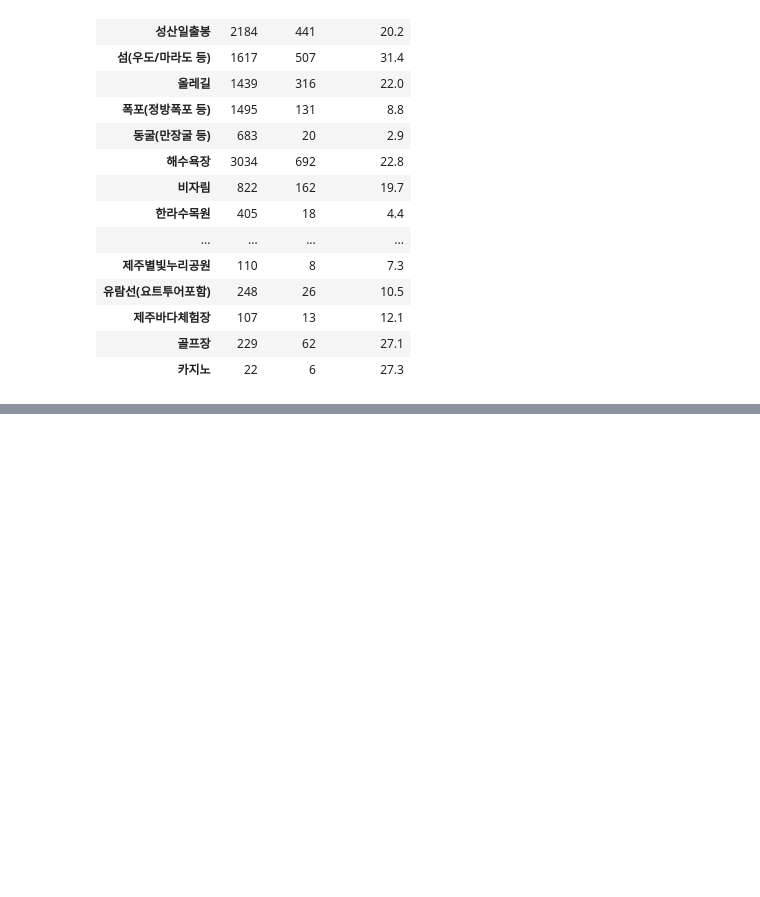
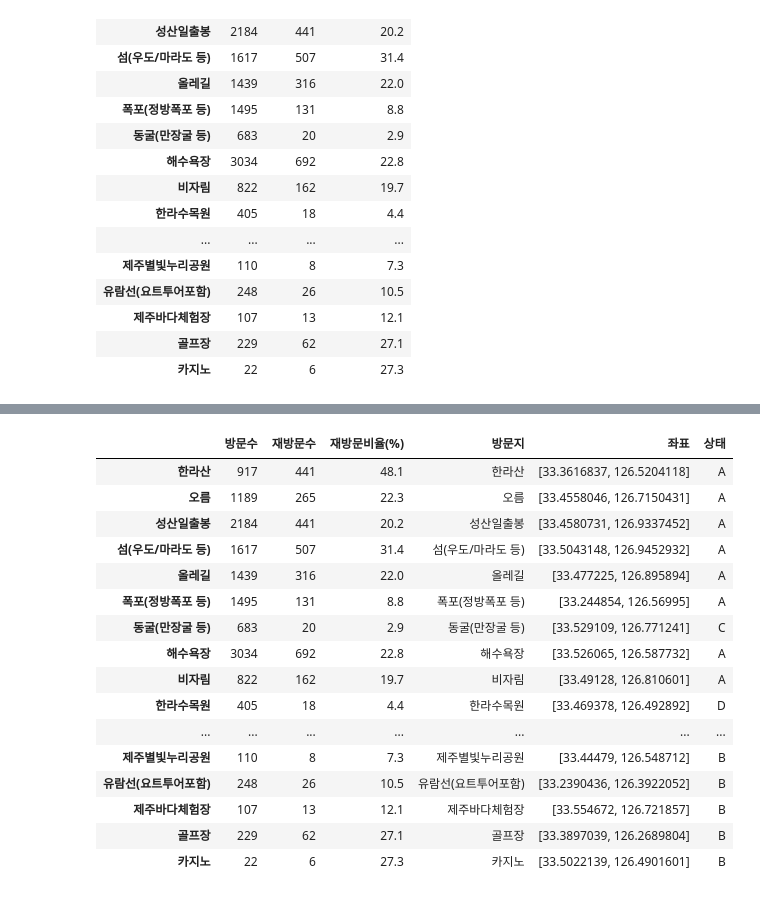
Before and after one commit to OhyunHighSchoolML/joongang, a Jupyter notebook: 제주관광지공공데이터/제주_관광지별_관광객.ipynb, the cells around one changed output, grey strips where cells are left out. Cells and saved outputs as stored; diff of their text form; code cells hidden in the pictures; blank space fills up the shorter version.

```diff
--- a/제주관광지공공데이터/제주_관광지별_관광객.ipynb
+++ b/제주관광지공공데이터/제주_관광지별_관광객.ipynb
@@ -577,0 +691,3 @@ vit
+# %%
+location=pd.read_excel('/content/제주관광지좌표.xlsx')
+location
@@ -577,0 +708,8 @@ vit
+# %%
+location.iloc[1,0].split(', ')
+loca=[]
+for i in range(1, 112, 2):
+  loca.append(location.iloc[i,0].split(', '))
+for i in range(0, 56):
+  loca[i][0]=float(loca[i][0])
+  loca[i][1]=float(loca[i][1])
@@ -577,0 +736,4 @@ vit
+# %%
+vit['좌표']=None
+vit['좌표']=loca
+vit
@@ -577,0 +793,26 @@ vit
+# %%
+vit['상태']=None
+vit.loc[(vit['방문수'] > 607.8)&(vit['재방문비율(%)'] > 5.1), '상태']='A'
+vit.loc[(vit['방문수'] <= 607.8)&(vit['재방문비율(%)'] > 5.1), '상태']='B'
+vit.loc[(vit['방문수'] > 607.8)&(vit['재방문비율(%)'] <= 5.1), '상태']='C'
+vit.loc[(vit['방문수'] <= 607.8)&(vit['재방문비율(%)'] <= 5.1), '상태']='D'
+# %%
+vit
+# %% [output]
+|  | 방문수 | 재방문수 | 재방문비율(%) | 방문지 | 좌표 | 상태 |
+| 한라산 | 917 | 441 | 48.1 | 한라산 | [33.3616837, 126.5204118] | A |
+| 오름 | 1189 | 265 | 22.3 | 오름 | [33.4558046, 126.7150431] | A |
+| 성산일출봉 | 2184 | 441 | 20.2 | 성산일출봉 | [33.4580731, 126.9337452] | A |
+| 섬(우도/마라도 등) | 1617 | 507 | 31.4 | 섬(우도/마라도 등) | [33.5043148, 126.9452932] | A |
+| 올레길 | 1439 | 316 | 22.0 | 올레길 | [33.477225, 126.895894] | A |
+| 폭포(정방폭포 등) | 1495 | 131 | 8.8 | 폭포(정방폭포 등) | [33.244854, 126.56995] | A |
+| 동굴(만장굴 등) | 683 | 20 | 2.9 | 동굴(만장굴 등) | [33.529109, 126.771241] | C |
+| 해수욕장 | 3034 | 692 | 22.8 | 해수욕장 | [33.526065, 126.587732] | A |
+| 비자림 | 822 | 162 | 19.7 | 비자림 | [33.49128, 126.810601] | A |
+| 한라수목원 | 405 | 18 | 4.4 | 한라수목원 | [33.469378, 126.492892] | D |
+| ... | ... | ... | ... | ... | ... | ... |
+| 제주별빛누리공원 | 110 | 8 | 7.3 | 제주별빛누리공원 | [33.44479, 126.548712] | B |
+| 유람선(요트투어포함) | 248 | 26 | 10.5 | 유람선(요트투어포함) | [33.2390436, 126.3922052] | B |
+| 제주바다체험장 | 107 | 13 | 12.1 | 제주바다체험장 | [33.554672, 126.721857] | B |
+| 골프장 | 229 | 62 | 27.1 | 골프장 | [33.3897039, 126.2689804] | B |
+| 카지노 | 22 | 6 | 27.3 | 카지노 | [33.5022139, 126.4901601] | B |
```
Also changed, not shown: parts of 63 cells of this notebook, 6 other files.
